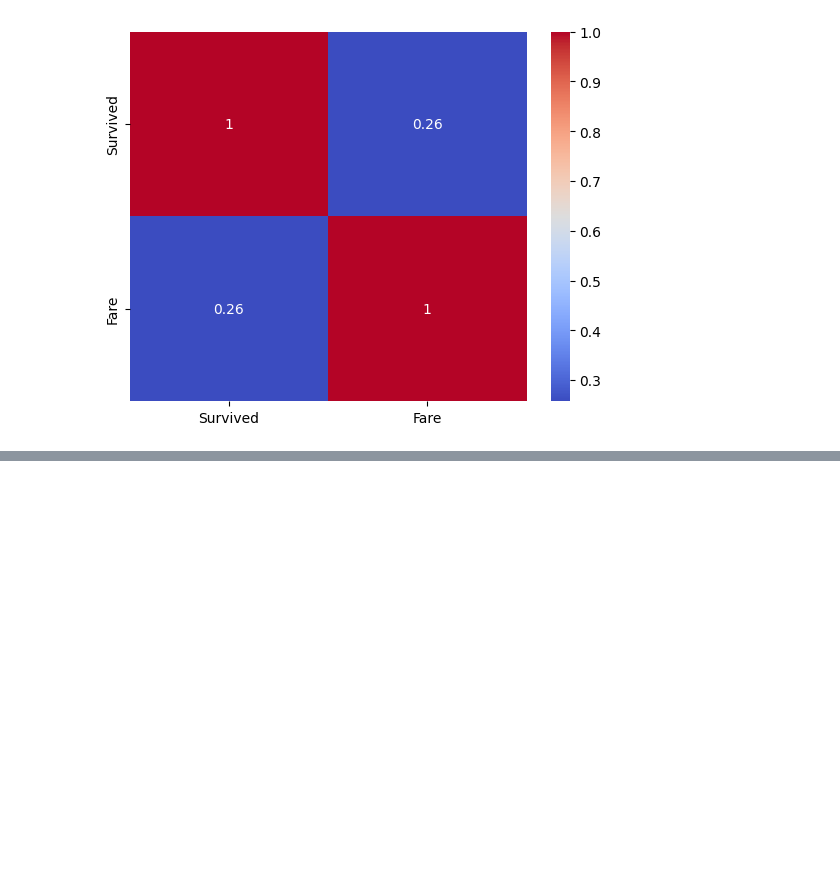
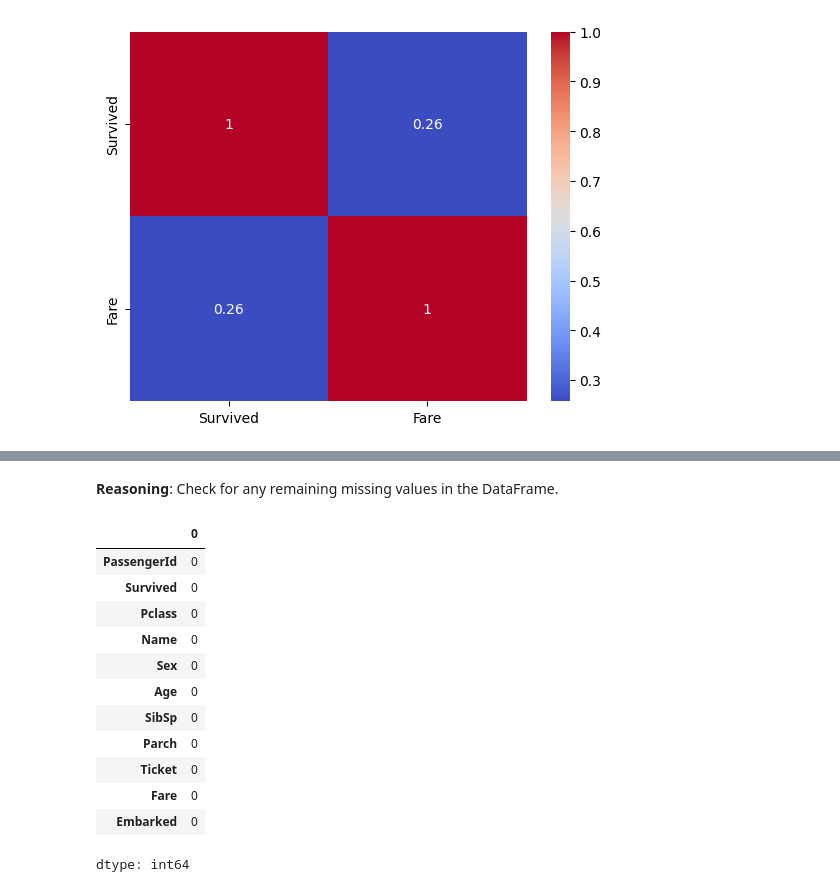
Before and after one commit to mupotsal/AIML, a Jupyter notebook: l_mupotsa_ml_ai_handson.ipynb, the cells around one changed output, grey strips where cells are left out. Saved outputs shown, nothing was run; the diff lists cells and outputs as text; code cells hidden in the pictures; blank space fills up the shorter version.

```diff
--- a/l_mupotsa_ml_ai_handson.ipynb
+++ b/l_mupotsa_ml_ai_handson.ipynb
@@ -97,0 +125,4 @@ sns.heatmap(correlation_matrix, annot=True, cmap='coolwarm')
+# %%
+# Cabin can be dropped since it has a lot of missing values
+titanic_train_data.drop('Cabin', axis=1, inplace=True)
+titanic_train_data.info()
@@ -97,0 +201,3 @@ sns.heatmap(correlation_matrix, annot=True, cmap='coolwarm')
+# %%
+median_age = titanic_train_data['Age'].median()
+titanic_train_data['Age'].fillna(median_age, inplace=True)
@@ -97,0 +232,4 @@ sns.heatmap(correlation_matrix, annot=True, cmap='coolwarm')
+# %%
+titanic_train_data.dropna(subset=['Embarked'], inplace=True)
+print("Number of rows after dropping missing 'Embarked' values:")
+print(titanic_train_data.shape[0])
@@ -97,0 +244,19 @@ sns.heatmap(correlation_matrix, annot=True, cmap='coolwarm')
+# %% [markdown]
+**Reasoning**:
+Check for any remaining missing values in the DataFrame.
+# %%
+titanic_train_data.isnull().sum()
+# %% [output]
+|  | 0 |
+| PassengerId | 0 |
+| Survived | 0 |
+| Pclass | 0 |
+| Name | 0 |
+| Sex | 0 |
+| Age | 0 |
+| SibSp | 0 |
+| Parch | 0 |
+| Ticket | 0 |
+| Fare | 0 |
+| Embarked | 0 |
+dtype: int64
```
Also changed, not shown: parts of 21 cells of this notebook.
